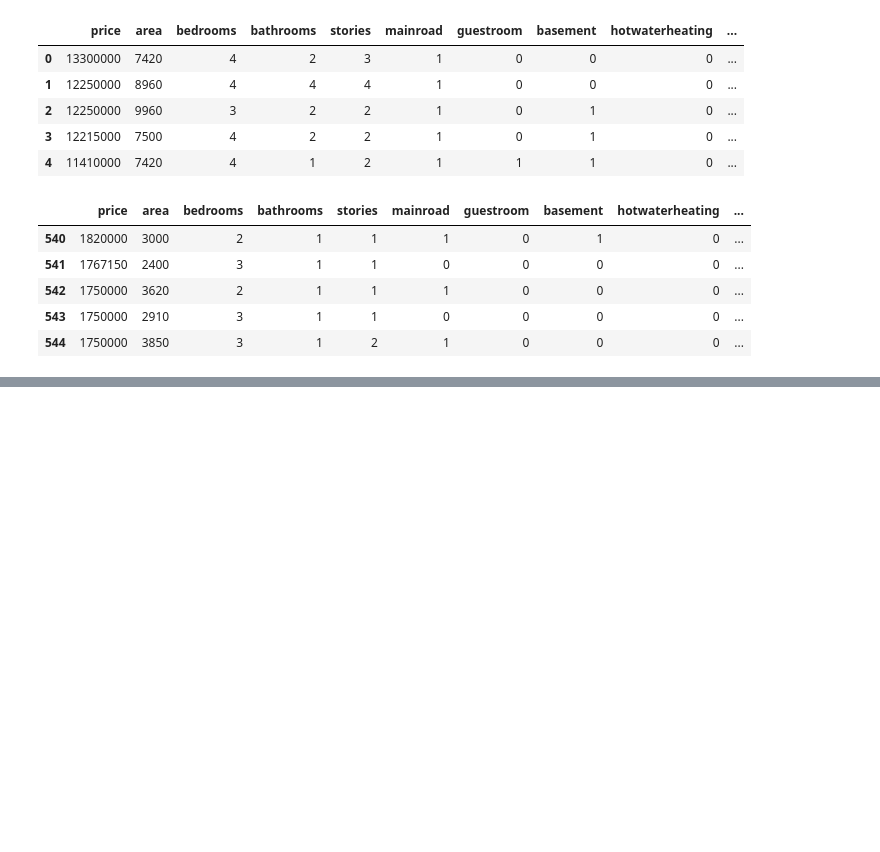
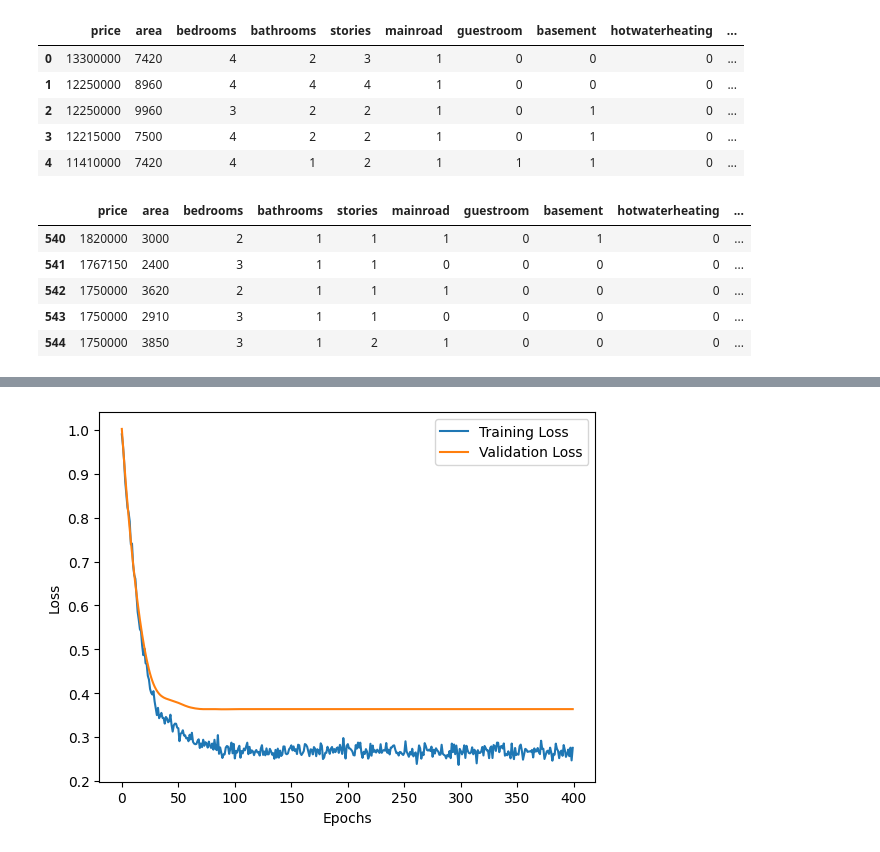
Before and after one commit to carlosmada22/house_price_prediction, a Jupyter notebook: house_price_pred.ipynb, the cells around one changed output, grey strips where cells are left out. Cells and saved outputs as stored; diff of their text form; code cells hidden in the pictures; blank space fills up the shorter version.

Commit message:
Added training improvements

```diff
--- a/house_price_pred.ipynb
+++ b/house_price_pred.ipynb
@@ -232,0 +235,84 @@ R-squared: 0.6416
+# %%
+class HouseNN(nn.Module):
+    def __init__(self, input_size, output_size):
+        super(HouseNN, self).__init__()
+        # Define the layers
+        self.linear1 = nn.Linear(input_size, 512)
+        self.linear2 = nn.Linear(512, 256)
+        self.linear3 = nn.Linear(256, output_size)
+        self.dropout = nn.Dropout(p=0.3)
+
+    def forward(self, x):
+        x = self.linear1(x)
+        x = torch.relu(x)
+        x = self.dropout(x)
+        x = self.linear2(x)
+        x = torch.relu(x)
+        x = self.dropout(x)
+        x = self.linear3(x)
+
+        return x
+
+X_train, X_val, y_train, y_val = train_test_split(train_dataset.X, train_dataset.y, test_size=0.2, random_state=42)
+
+#Initialize the model, loss function, and optimizer
+input_size = X_train.shape[1]  # Number of features in the dataset
+output_size = 1  # Predicting house prices (a single output)
+model_h = HouseNN(input_size=input_size, output_size=output_size)
+
+loss_fn = nn.MSELoss()
+optimizer = optim.Adam(model_h.parameters(), lr=1e-4)
+scheduler = torch.optim.lr_scheduler.ReduceLROnPlateau(optimizer, mode='min', patience=5, factor=0.5)
+
+
+epochs = 400
+
+# Lists to store losses for plotting
+train_losses = np.array([])
+val_losses = np.array([])
+
+for epoch in range(epochs):
+    model_h.train()
+    optimizer.zero_grad()
+
+    pred = model_h(X_train)
+    train_loss = loss_fn(pred, y_train)
+
+    train_loss.backward()
+    optimizer.step()
+
+    model_h.eval()  # Set the model to evaluation mode
+    with torch.no_grad():  # Disable gradient computation
+        val_pred = model_h(X_val)
+        val_loss = loss_fn(val_pred, y_val)
+
+    scheduler.step(val_loss)
+
+    # Print training and validation loss every 10 epochs
+    if epoch % 10 == 0:
+        print(f'Epoch {epoch}/{epochs}, Train Loss: {train_loss.item():.4f}, Validation Loss: {val_loss.item():.4f}')
+
+    train_losses = np.append(train_losses, train_loss.item())
+    val_losses = np.append(val_losses, val_loss.item())
+
+
+model_h.eval()
+
+with torch.no_grad():
+    predictions = model_h(test_dataset.X)
+    loss = loss_fn(predictions, test_dataset.y)
+test_loss = loss / len(test_dataset.X)
+
+print(f'Test Loss: {loss.item()}')
+
+# Plot loss curves
+plt.plot(train_losses, label='Training Loss')
+plt.plot(val_losses, label='Validation Loss')
+plt.xlabel('Epochs')
+plt.ylabel('Loss')
+plt.legend()
+plt.show()
+
+r2 = r2_score(test_dataset.y, predictions)
+print(f"R-squared: {r2:.4f}")
+# %% [output]
@@ -232,0 +336 @@ R-squared: 0.6416
+[figure, added]
```
Also changed, not shown: parts of 11 cells of this notebook.
